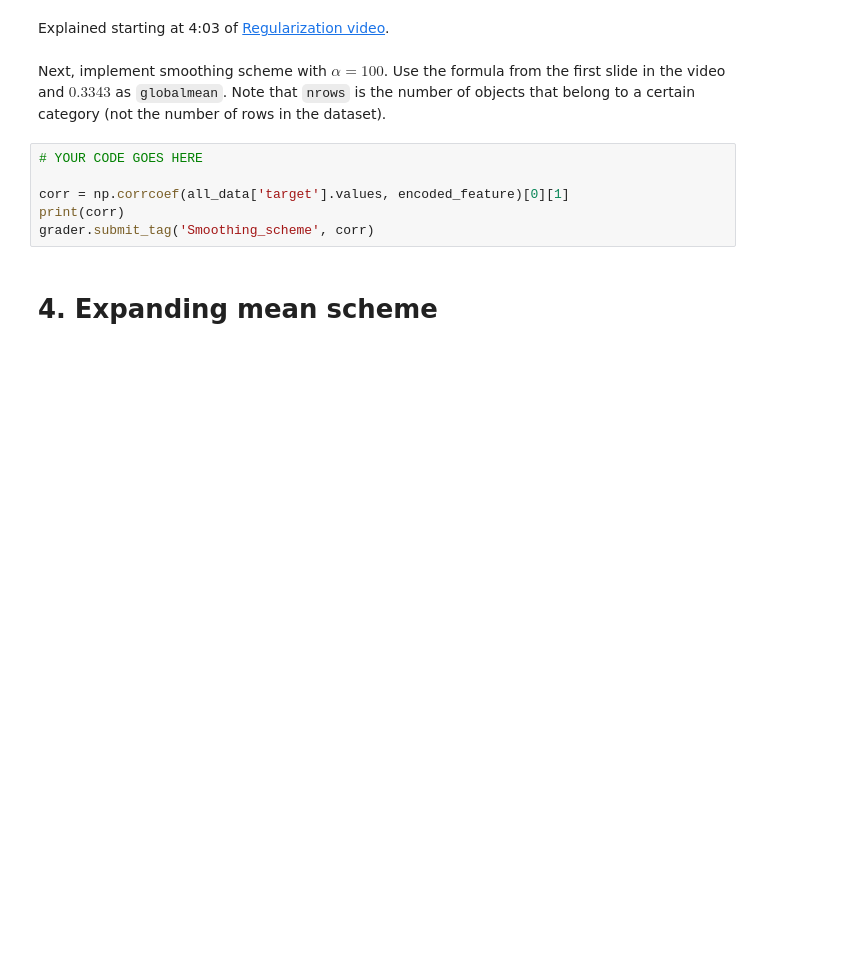
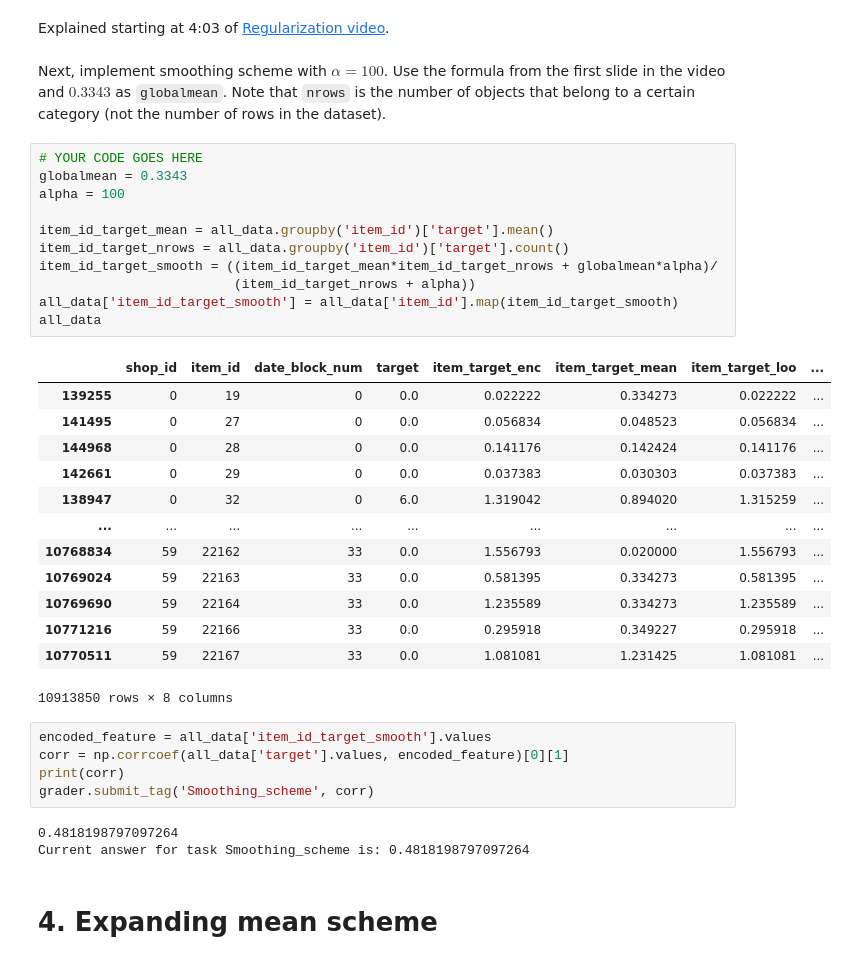
Before and after one commit to ddmitry80/coursera_how_to_win_kaggle, a Jupyter notebook: Programming_assignment_week_3_Mean_encodings/Programming_assignment_week_3.ipynb, the cells around one changed output. Drawn from its saved outputs; the diff is of its cells as text; blank space fills up the shorter version.

Commit message:
Week 3 - Smoothing calculation

```diff
--- a/Programming_assignment_week_3_Mean_encodings/Programming_assignment_week_3.ipynb
+++ b/Programming_assignment_week_3_Mean_encodings/Programming_assignment_week_3.ipynb
@@ -246,12 +299,39 @@ Current answer for task Leave-one-out_scheme is: 0.48039280661981715
 Explained starting at 4:03 of [Regularization video](https://www.coursera.org/learn/competitive-data-science/lecture/LGYQ2/regularization).
 # %% [markdown]
 Next, implement smoothing scheme with $\alpha = 100$. Use the formula from the first slide in the video and $0.3343$ as `globalmean`. Note that `nrows` is the number of objects that belong to a certain category (not the number of rows in the dataset).
+# %%
+# YOUR CODE GOES HERE
+globalmean = 0.3343
+alpha = 100
+
+item_id_target_mean = all_data.groupby('item_id')['target'].mean()
+item_id_target_nrows = all_data.groupby('item_id')['target'].count()
+item_id_target_smooth = ((item_id_target_mean*item_id_target_nrows + globalmean*alpha)/
+                         (item_id_target_nrows + alpha))
+all_data['item_id_target_smooth'] = all_data['item_id'].map(item_id_target_smooth)
+all_data
+# %% [output]
+|  | shop_id | item_id | date_block_num | target | item_target_enc | item_target_mean | item_target_loo | ... |
+| 139255 | 0 | 19 | 0 | 0.0 | 0.022222 | 0.334273 | 0.022222 | ... |
+| 141495 | 0 | 27 | 0 | 0.0 | 0.056834 | 0.048523 | 0.056834 | ... |
+| 144968 | 0 | 28 | 0 | 0.0 | 0.141176 | 0.142424 | 0.141176 | ... |
+| 142661 | 0 | 29 | 0 | 0.0 | 0.037383 | 0.030303 | 0.037383 | ... |
+| 138947 | 0 | 32 | 0 | 6.0 | 1.319042 | 0.894020 | 1.315259 | ... |
+| ... | ... | ... | ... | ... | ... | ... | ... | ... |
+| 10768834 | 59 | 22162 | 33 | 0.0 | 1.556793 | 0.020000 | 1.556793 | ... |
+| 10769024 | 59 | 22163 | 33 | 0.0 | 0.581395 | 0.334273 | 0.581395 | ... |
+| 10769690 | 59 | 22164 | 33 | 0.0 | 1.235589 | 0.334273 | 1.235589 | ... |
+| 10771216 | 59 | 22166 | 33 | 0.0 | 0.295918 | 0.349227 | 0.295918 | ... |
+| 10770511 | 59 | 22167 | 33 | 0.0 | 1.081081 | 1.231425 | 1.081081 | ... |
+10913850 rows × 8 columns
 # %%
-# YOUR CODE GOES HERE
-
+encoded_feature = all_data['item_id_target_smooth'].values
 corr = np.corrcoef(all_data['target'].values, encoded_feature)[0][1]
 print(corr)
 grader.submit_tag('Smoothing_scheme', corr)
+# %% [output]
+0.4818198797097264
+Current answer for task Smoothing_scheme is: 0.4818198797097264
 # %% [markdown]
 # 4. Expanding mean scheme
 # %% [markdown]
```
Also changed, not shown: parts of 3 cells of this notebook.
